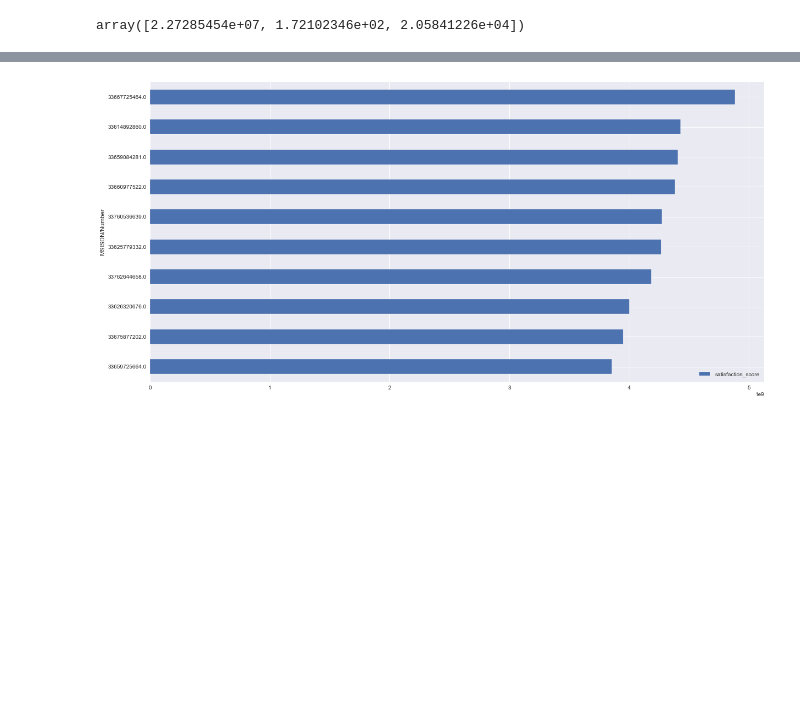
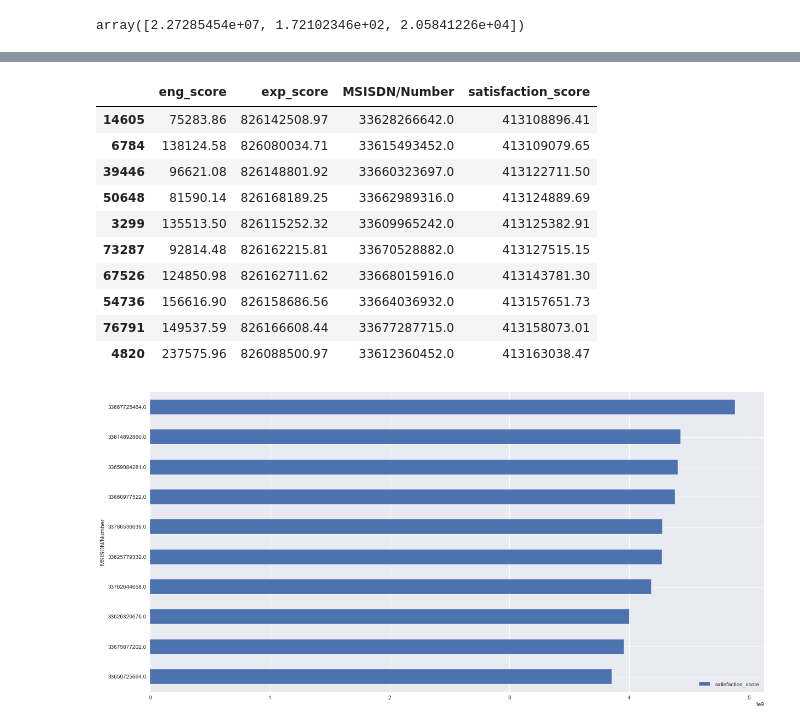
Before and after one commit to DiyeMark/User-Analytics-Telecommunication-Industry, a Jupyter notebook: notebooks/user-satisfaction-analysis.ipynb, the cells around one changed output, grey strips where cells are left out. Saved outputs shown, nothing was run; the diff lists cells and outputs as text; code cells hidden in the pictures; blank space fills up the shorter version.

```diff
--- a/notebooks/user-satisfaction-analysis.ipynb
+++ b/notebooks/user-satisfaction-analysis.ipynb
@@ -197,3 +197,18 @@ top_10_satisfied_customers
+# %%
+top_10_satisfied_customers = satisfaction.nsmallest(n=10, columns=["satisfaction_score"])
+top_10_satisfied_customers
+# %% [output]
+|  | eng_score | exp_score | MSISDN/Number | satisfaction_score |
+| 14605 | 75283.86 | 826142508.97 | 33628266642.0 | 413108896.41 |
+| 6784 | 138124.58 | 826080034.71 | 33615493452.0 | 413109079.65 |
+| 39446 | 96621.08 | 826148801.92 | 33660323697.0 | 413122711.50 |
+| 50648 | 81590.14 | 826168189.25 | 33662989316.0 | 413124889.69 |
+| 3299 | 135513.50 | 826115252.32 | 33609965242.0 | 413125382.91 |
+| 73287 | 92814.48 | 826162215.81 | 33670528882.0 | 413127515.15 |
+| 67526 | 124850.98 | 826162711.62 | 33668015916.0 | 413143781.30 |
+| 54736 | 156616.90 | 826158686.56 | 33664036932.0 | 413157651.73 |
+| 76791 | 149537.59 | 826166608.44 | 33677287715.0 | 413158073.01 |
+| 4820 | 237575.96 | 826088500.97 | 33612360452.0 | 413163038.47 |
 # %%
 top_10_satisfied_customers.plot(kind="barh", figsize=(20, 10), x="MSISDN/Number", y="satisfaction_score").invert_yaxis()
 # %% [output]
```
Also changed, not shown: parts of 48 cells of this notebook, 10 other files.
